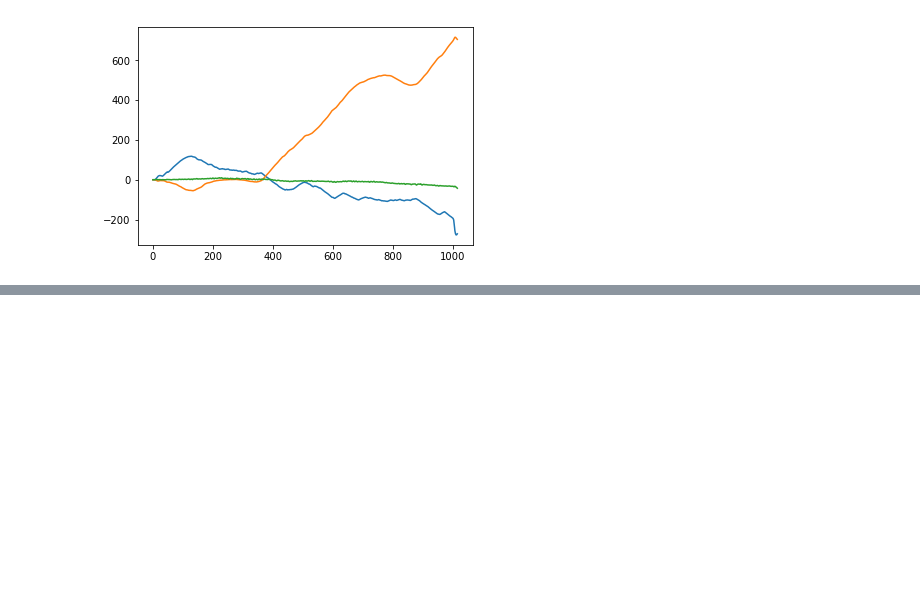
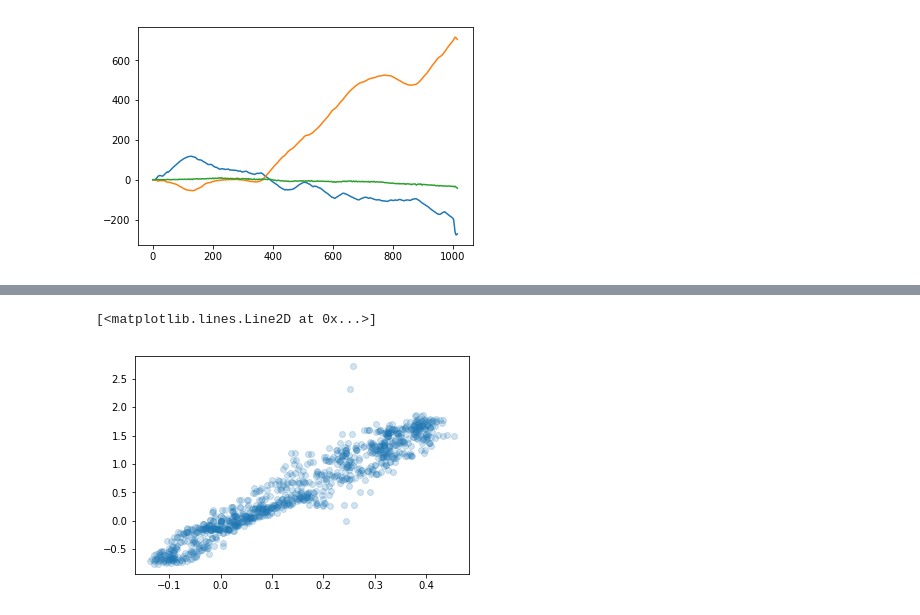
Before and after one commit to berickson/car, a Jupyter notebook: notebooks/Odometry.ipynb, the cells around one changed output, grey strips where cells are left out. Cells and saved outputs as stored; diff of their text form; code cells hidden in the pictures; blank space fills up the shorter version.

```diff
--- a/notebooks/Odometry.ipynb
+++ b/notebooks/Odometry.ipynb
@@ -279,0 +308,7 @@ plt.plot(run.t, run.br_kv, color='black')
+# %%
+# How does wheel speed difference compare to turn rate?
+run.dtheta=diff_n(run.heading,2)
+plt.plot(run.fr_kv-run.fl_kv, run.dtheta,"o",alpha=0.2)
+# %% [output]
+[<matplotlib.lines.Line2D at 0x...>]
+[figure, added]
```
Also changed, not shown: parts of 15 cells of this notebook, 13 other files.
